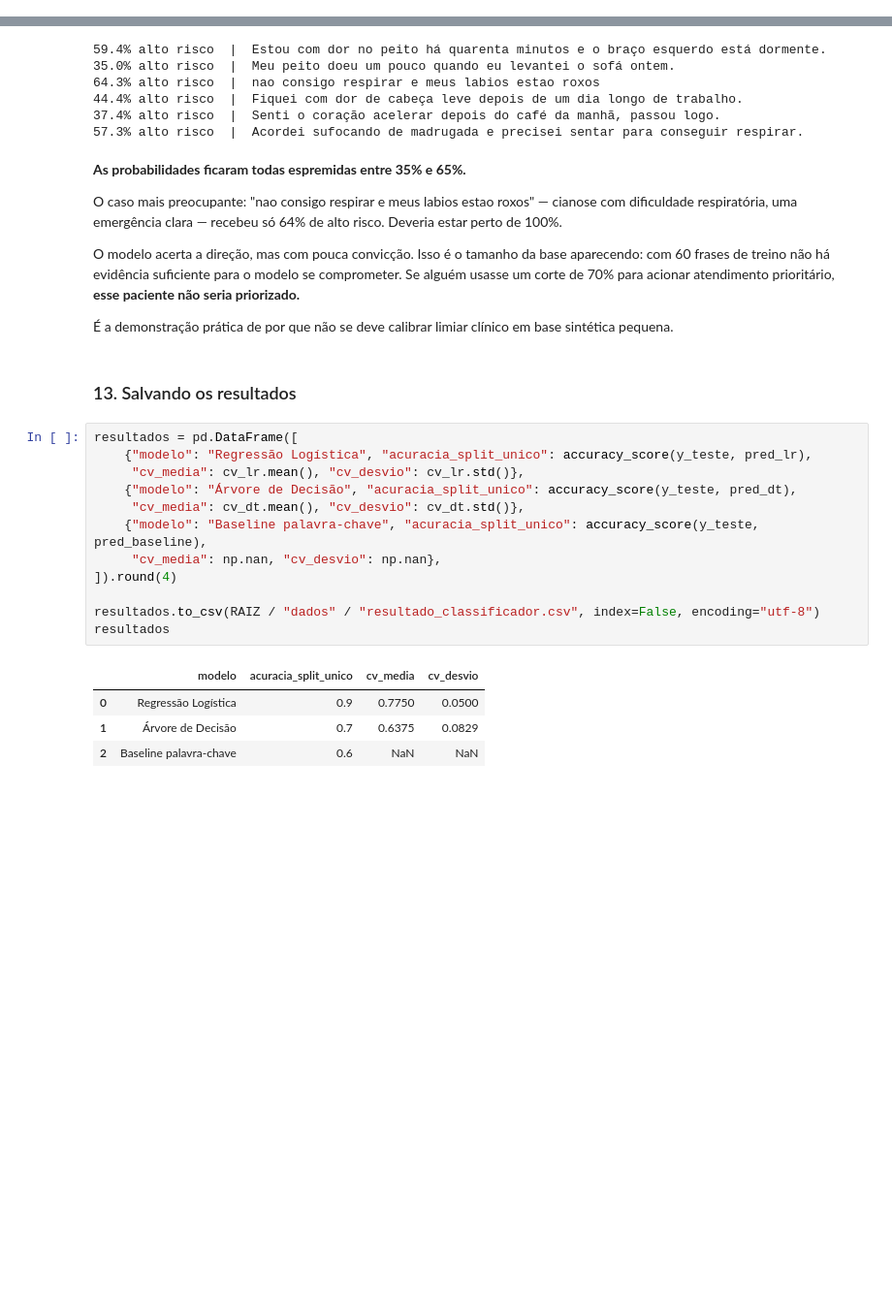
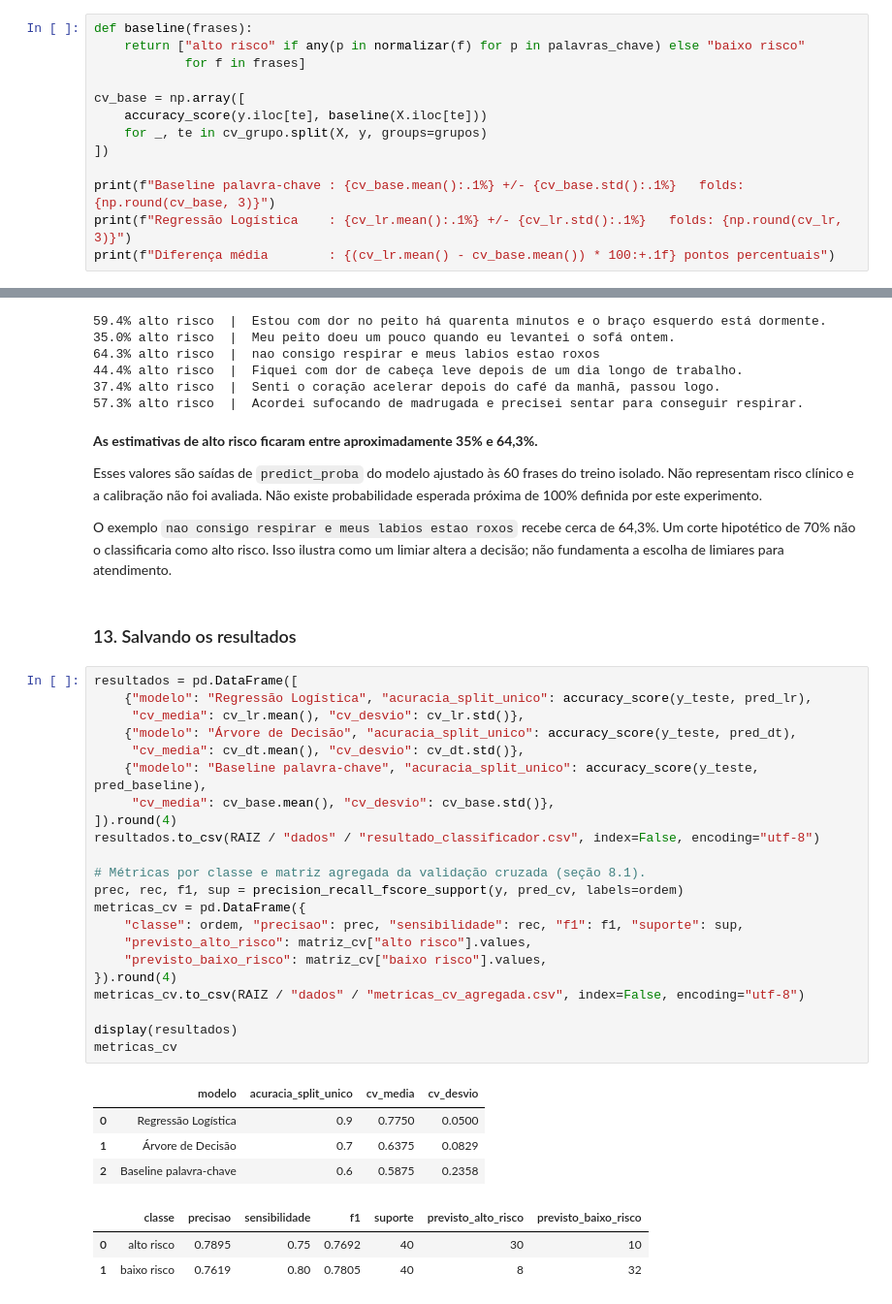
Before and after one commit to fiap-ia-trabalho/2ano_cardioia-fase2-estetoscopio-digital, a Jupyter notebook: notebooks/02_classificador_risco.ipynb, the cells around one changed output, grey strips where cells are left out. Shown at 97% size. Saved outputs shown, nothing was run; the diff lists cells and outputs as text; blank space fills up the shorter version.

Commit message:
Revisa entrega CardioIA, valida notebooks e prepara roteiro de demonstração

```diff
--- a/notebooks/02_classificador_risco.ipynb
+++ b/notebooks/02_classificador_risco.ipynb
@@ -293,0 +338,13 @@ Regressão Logística : 77.5% +/- 5.0%   folds: [0.812 0.688 0.812 0.75  0.812]
+# %%
+def baseline(frases):
+    return ["alto risco" if any(p in normalizar(f) for p in palavras_chave) else "baixo risco"
+            for f in frases]
+
+cv_base = np.array([
+    accuracy_score(y.iloc[te], baseline(X.iloc[te]))
+    for _, te in cv_grupo.split(X, y, groups=grupos)
+])
+
+print(f"Baseline palavra-chave : {cv_base.mean():.1%} +/- {cv_base.std():.1%}   folds: {np.round(cv_base, 3)}")
+print(f"Regressão Logística    : {cv_lr.mean():.1%} +/- {cv_lr.std():.1%}   folds: {np.round(cv_lr, 3)}")
+print(f"Diferença média        : {(cv_lr.mean() - cv_base.mean()) * 100:+.1f} pontos percentuais")
@@ -435,38 +495,47 @@ for f, p in zip(frases_novas, probs):
 37.4% alto risco  |  Senti o coração acelerar depois do café da manhã, passou logo.
 57.3% alto risco  |  Acordei sufocando de madrugada e precisei sentar para conseguir respirar.
 # %% [markdown]
-**As probabilidades ficaram todas espremidas entre 35% e 65%.**
+**As estimativas de alto risco ficaram entre aproximadamente 35% e 64,3%.**
 
-O caso mais preocupante: "nao consigo respirar e meus labios estao roxos" — cianose com
-dificuldade respiratória, uma emergência clara — recebeu só 64% de alto risco. Deveria
-estar perto de 100%.
+Esses valores são saídas de `predict_proba` do modelo ajustado às 60 frases do treino
+isolado. Não representam risco clínico e a calibração não foi avaliada.
+Não existe probabilidade esperada próxima de 100% definida por este experimento.
 
-O modelo acerta a direção, mas com pouca convicção. Isso é o tamanho da base aparecendo:
-com 60 frases de treino não há evidência suficiente para o modelo se comprometer. Se
-alguém usasse um corte de 70% para acionar atendimento prioritário, **esse paciente não
-seria priorizado.**
-
-É a demonstração prática de por que não se deve calibrar limiar clínico em base
-sintética pequena.
+O exemplo `nao consigo respirar e meus labios estao roxos` recebe cerca de 64,3%.
+Um corte hipotético de 70% não o classificaria como alto risco. Isso ilustra como
+um limiar altera a decisão; não fundamenta a escolha de limiares para atendimento.
 # %% [markdown]
 ### 13. Salvando os resultados
 # %%
 resultados = pd.DataFrame([
     {"modelo": "Regressão Logística", "acuracia_split_unico": accuracy_score(y_teste, pred_lr),
      "cv_media": cv_lr.mean(), "cv_desvio": cv_lr.std()},
     {"modelo": "Árvore de Decisão", "acuracia_split_unico": accuracy_score(y_teste, pred_dt),
      "cv_media": cv_dt.mean(), "cv_desvio": cv_dt.std()},
     {"modelo": "Baseline palavra-chave", "acuracia_split_unico": accuracy_score(y_teste, pred_baseline),
-     "cv_media": np.nan, "cv_desvio": np.nan},
+     "cv_media": cv_base.mean(), "cv_desvio": cv_base.std()},
 ]).round(4)
+resultados.to_csv(RAIZ / "dados" / "resultado_classificador.csv", index=False, encoding="utf-8")
 
-resultados.to_csv(RAIZ / "dados" / "resultado_classificador.csv", index=False, encoding="utf-8")
-resultados
+# Métricas por classe e matriz agregada da validação cruzada (seção 8.1).
+prec, rec, f1, sup = precision_recall_fscore_support(y, pred_cv, labels=ordem)
+metricas_cv = pd.DataFrame({
+    "classe": ordem, "precisao": prec, "sensibilidade": rec, "f1": f1, "suporte": sup,
+    "previsto_alto_risco": matriz_cv["alto risco"].values,
+    "previsto_baixo_risco": matriz_cv["baixo risco"].values,
+}).round(4)
+metricas_cv.to_csv(RAIZ / "dados" / "metricas_cv_agregada.csv", index=False, encoding="utf-8")
+
+display(resultados)
+metricas_cv
 # %% [output]
 |  | modelo | acuracia_split_unico | cv_media | cv_desvio |
 | 0 | Regressão Logística | 0.9 | 0.7750 | 0.0500 |
 | 1 | Árvore de Decisão | 0.7 | 0.6375 | 0.0829 |
-| 2 | Baseline palavra-chave | 0.6 | NaN | NaN |
+| 2 | Baseline palavra-chave | 0.6 | 0.5875 | 0.2358 |
+|  | classe | precisao | sensibilidade | f1 | suporte | previsto_alto_risco | previsto_baixo_risco |
+| 0 | alto risco | 0.7895 | 0.75 | 0.7692 | 40 | 30 | 10 |
+| 1 | baixo risco | 0.7619 | 0.80 | 0.7805 | 40 | 8 | 32 |
 # %% [markdown]
 ### 14. Limitações, vieses e governança
 
```
Also changed, not shown: parts of 18 cells of this notebook, 14 other files.
